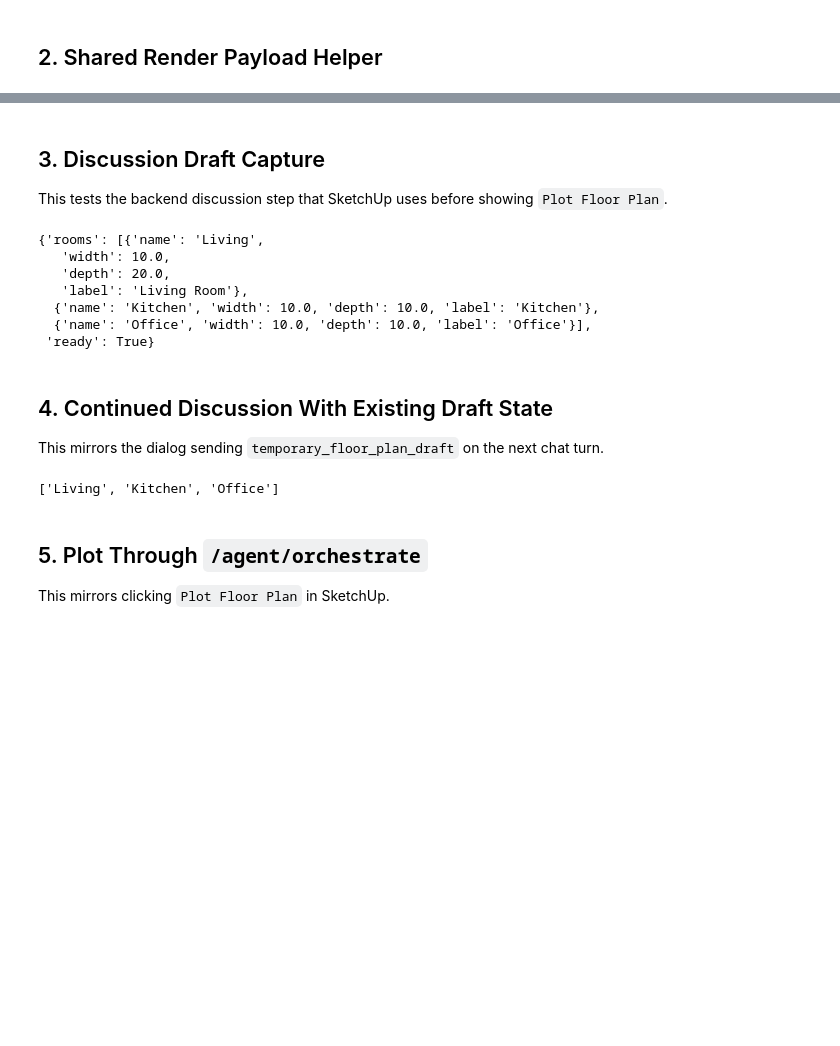
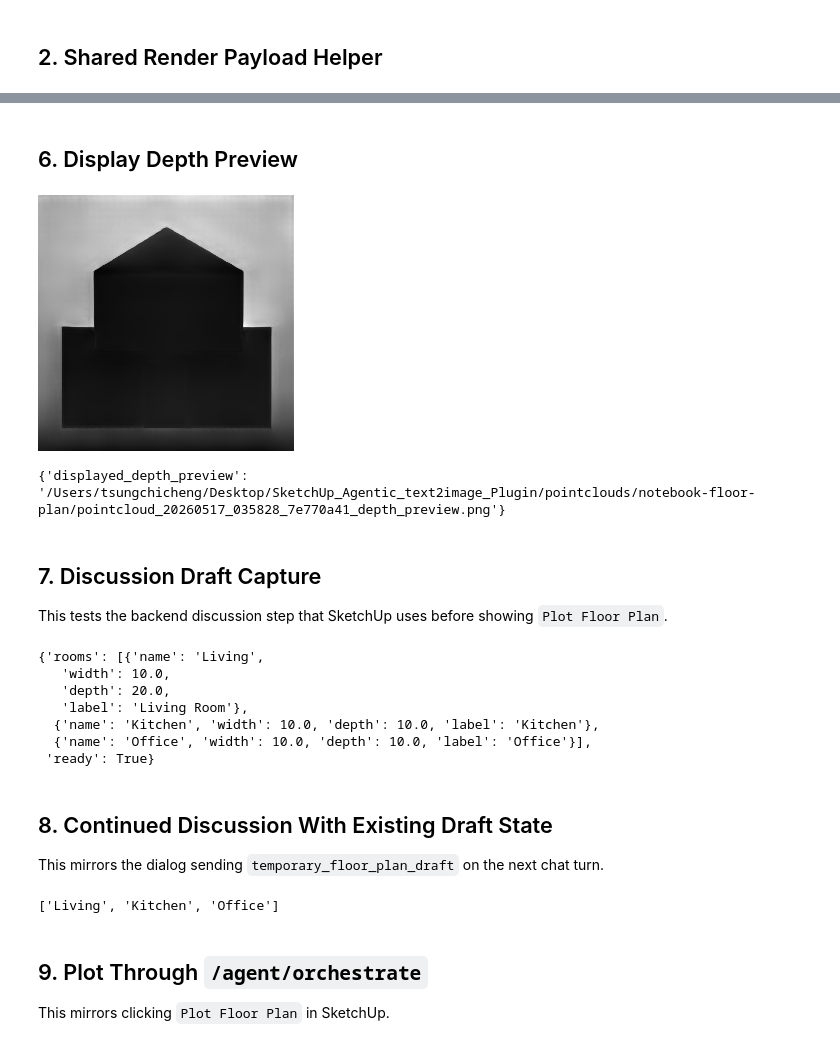
Before and after one commit to TsungChiCheng/SketchUp_Agentic_PanaromaFloorPlan_Plugin, a Jupyter notebook: test.ipynb, the cells around one changed output, grey strips where cells are left out. Cells and saved outputs as stored; diff of their text form; code cells hidden in the pictures; blank space fills up the shorter version.

```diff
--- a/test.ipynb
+++ b/test.ipynb
@@ -134,0 +212,22 @@ def valid_render_payload(user_prompt: str) -> dict:
+# %%
+pointcloud_download = client.post("/artifacts/download", json_body={"path": point_cloud["pointcloud_path"]})
+preview_download = client.post("/artifacts/download", json_body={"path": point_cloud["preview_image_path"]})
+assert pointcloud_download.status_code == 200, pointcloud_download.text
+assert preview_download.status_code == 200, preview_download.text
+
+pointcloud_bytes = base64.b64decode(pointcloud_download.json()["content_base64"])
+preview_bytes = base64.b64decode(preview_download.json()["content_base64"])
+assert pointcloud_bytes.startswith(b"ply\n")
+assert preview_bytes.startswith(b"\x89PNG")
+
+local_pointcloud_path = NOTEBOOK_POINTCLOUD_DIR / Path(point_cloud["pointcloud_path"]).name
+local_depth_preview_path = NOTEBOOK_POINTCLOUD_DIR / Path(point_cloud["preview_image_path"]).name
+local_pointcloud_path.write_bytes(pointcloud_bytes)
+local_depth_preview_path.write_bytes(preview_bytes)
+
+{
+    "local_pointcloud_path": str(local_pointcloud_path),
+    "local_depth_preview_path": str(local_depth_preview_path),
+    "pointcloud_size_bytes": len(pointcloud_bytes),
+    "depth_preview_size_bytes": len(preview_bytes),
+}
@@ -135,5 +239,15 @@ def valid_render_payload(user_prompt: str) -> dict:
+# %% [markdown]
+## 6. Display Depth Preview
+# %%
+from IPython.display import Image as DisplayImage, display
+
+display(DisplayImage(filename=str(local_depth_preview_path)))
+{"displayed_depth_preview": str(local_depth_preview_path)}
+# %% [output]
+[figure, added]
+{'displayed_depth_preview': '/Users/tsungchicheng/Desktop/SketchUp_Agentic_text2image_Plugin/pointclouds/notebook-floor-plan/pointcloud_20260517_035828_7e770a41_depth_preview.png'}
 # %% [markdown]
-## 3. Discussion Draft Capture
+## 7. Discussion Draft Capture
 
 This tests the backend discussion step that SketchUp uses before showing `Plot Floor Plan`.
 # %%
@@ -168,7 +283,7 @@ floor_plan_draft = discussion["floor_plan_draft"]
   {'name': 'Office', 'width': 10.0, 'depth': 10.0, 'label': 'Office'}],
  'ready': True}
 # %% [markdown]
-## 4. Continued Discussion With Existing Draft State
+## 8. Continued Discussion With Existing Draft State
 
 This mirrors the dialog sending `temporary_floor_plan_draft` on the next chat turn.
 # %%
@@ -188,7 +303,7 @@ room_names
 # %% [output]
 ['Living', 'Kitchen', 'Office']
 # %% [markdown]
-## 5. Plot Through `/agent/orchestrate`
+## 9. Plot Through `/agent/orchestrate`
 
 This mirrors clicking `Plot Floor Plan` in SketchUp.
 # %%
```
Also changed, not shown: parts of 25 cells of this notebook, 14 other files.
